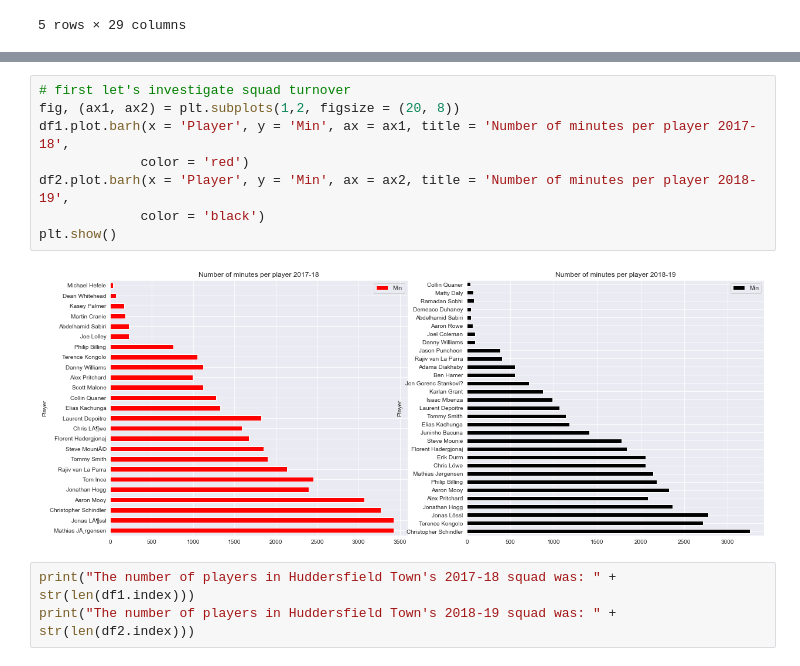
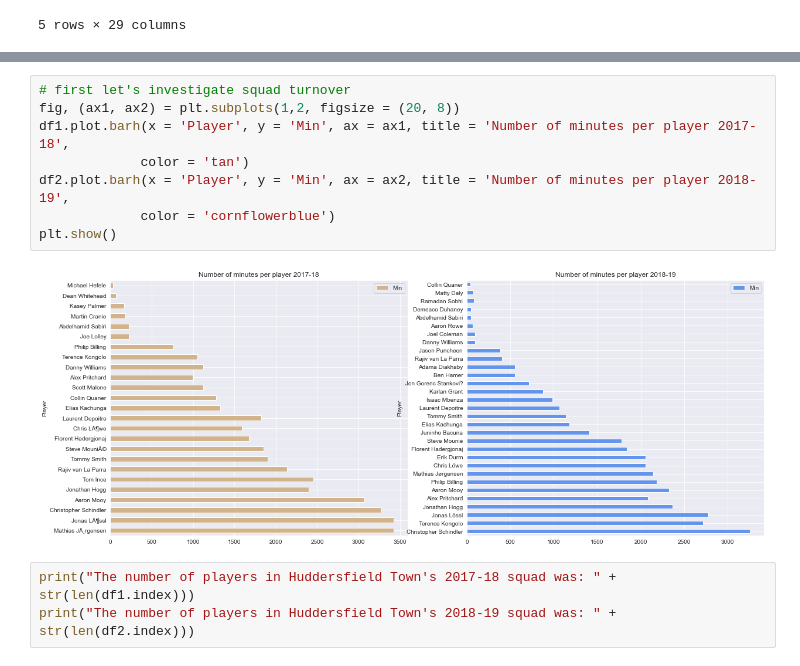
Before and after one commit to kiansweeney11/xg-data-analysis, a Jupyter notebook: huddersfield-comparison.ipynb, the cells around one changed output, grey strips where cells are left out. Saved outputs shown, nothing was run; the diff lists cells and outputs as text.

```diff
--- a/huddersfield-comparison.ipynb
+++ b/huddersfield-comparison.ipynb
@@ -71,13 +74,13 @@ df1.tail()
 # %%
 # first let's investigate squad turnover
 fig, (ax1, ax2) = plt.subplots(1,2, figsize = (20, 8))
 df1.plot.barh(x = 'Player', y = 'Min', ax = ax1, title = 'Number of minutes per player 2017-18',
-             color = 'red')
+             color = 'tan')
 df2.plot.barh(x = 'Player', y = 'Min', ax = ax2, title = 'Number of minutes per player 2018-19',
-             color = 'black')
+             color = 'cornflowerblue')
 plt.show()
 # %% [output]
-[figure, old version]
+[figure, new version]
 # %%
 print("The number of players in Huddersfield Town's 2017-18 squad was: " + str(len(df1.index)))
 print("The number of players in Huddersfield Town's 2018-19 squad was: " + str(len(df2.index)))
```
Also changed, not shown: parts of 17 cells of this notebook.
